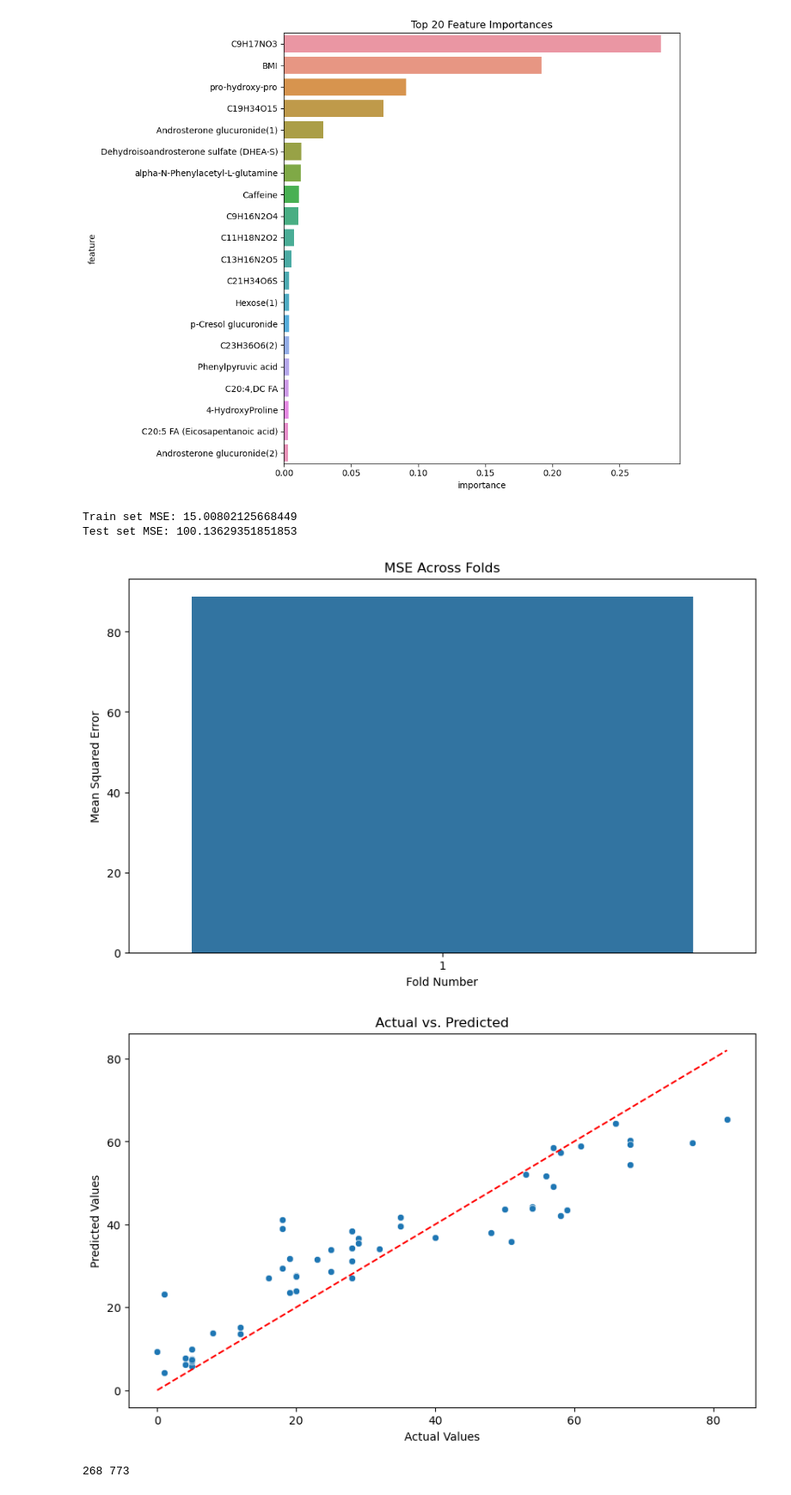
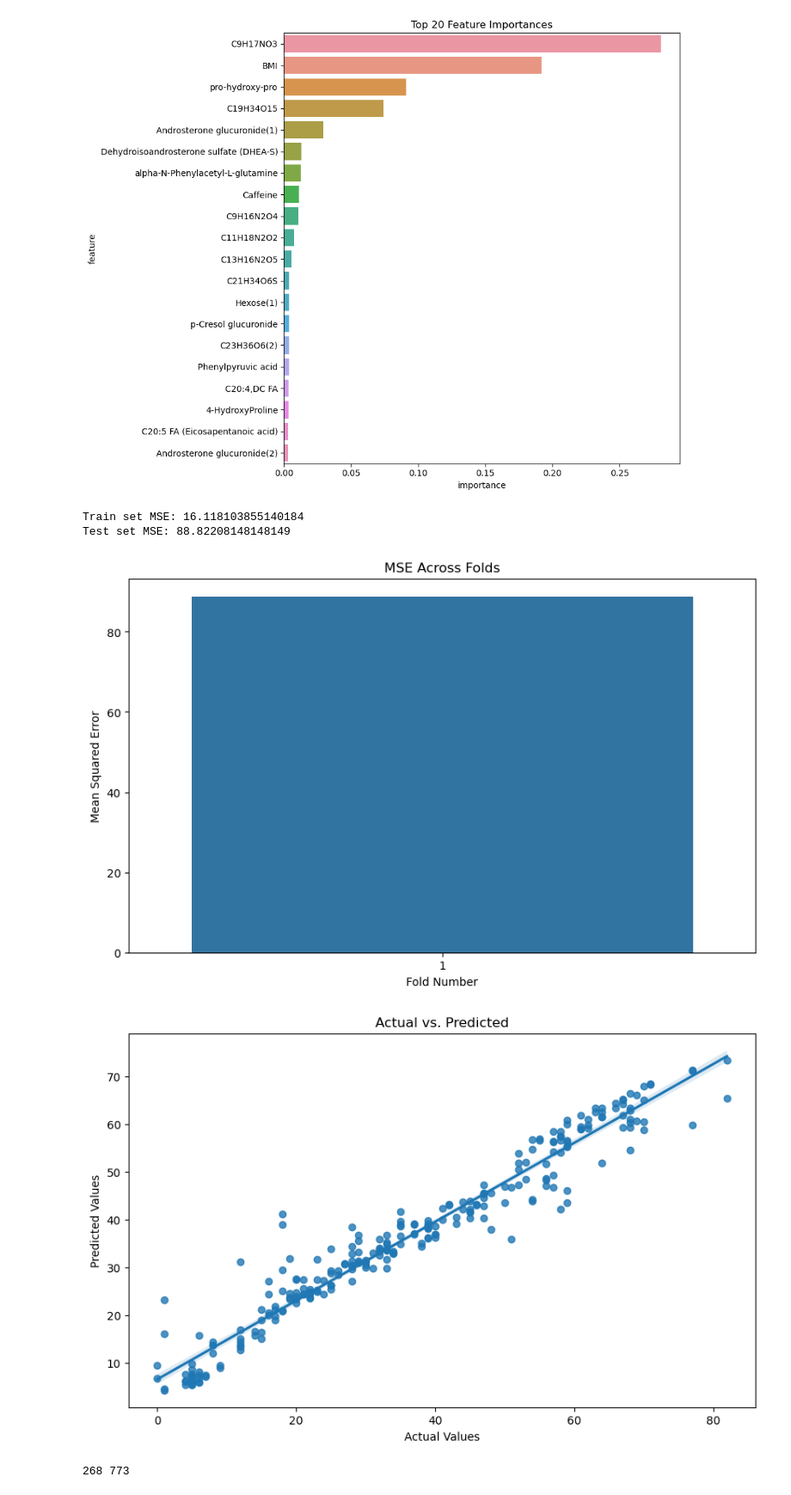
Before and after one commit to Arnie-He/HumanAging-Bunning2019, a Jupyter notebook: RF Regression/RF_Modeling.ipynb, the cells around one changed output. Shown at 86% size. Saved outputs shown, nothing was run; the diff lists cells and outputs as text; code cells hidden in the pictures.

```diff
--- a/RF Regression/RF_Modeling.ipynb
+++ b/RF Regression/RF_Modeling.ipynb
@@ -263,8 +263,8 @@ all_predictions.extend(y_pred)
 all_true.extend(y_val)
 
 # # Adding validation set
-# all_predictions.extend(rf.predict(X_train_pca))
-# all_true.extend(y_train)
+all_predictions.extend(rf.predict(X_train_pca))
+all_true.extend(y_train)
 
 total_importances += rf.feature_importances_
 
@@ -272,8 +272,8 @@ total_importances += rf.feature_importances_
 print(f"Train set MSE: {train_mse}")
 print(f"Test set MSE: {test_mse}")
 # %% [output]
-Train set MSE: 15.00802125668449
-Test set MSE: 100.13629351851853
+Train set MSE: 16.118103855140184
+Test set MSE: 88.82208148148149
 # %%
 import matplotlib.pyplot as plt
 import seaborn as sns
@@ -294,36 +294,37 @@ y_true = np.array(all_true)  # Actual values (fill this in)
 y_pred = np.array(all_predictions)  # Predicted values from the model (fill this in)
 
 plt.figure(figsize=(10, 6))
-sns.scatterplot(x=y_true, y=y_pred)
-plt.plot([min(y_true), max(y_true)], [min(y_true), max(y_true)], '--', color='red')  # Diagonal line
+# sns.scatterplot(x=y_true, y=y_pred)
+# plt.plot([min(y_true), max(y_true)], [min(y_true), max(y_true)], '--', color='red')  # Diagonal line
+sns.regplot(x= y_true, y = y_pred).set_title("Actual vs. Predicted Age")
 plt.xlabel('Actual Values')
 plt.ylabel('Predicted Values')
 plt.title('Actual vs. Predicted')
 plt.show()
 
 # Feature importance chart
 # Get average feature importance
 avg_importances = total_importances / kf.get_n_splits()
 indices = np.argsort(avg_importances)[::-1]  # Sort in descending order
 
 # Convert the importances into a DataFrame for easier handling
 print(len(df.iloc[:,:-1]), len(avg_importances))
 feature_importances = pd.DataFrame({"feature": list(df.iloc[:,:-1].columns), "importance": avg_importances})
 
 # Sort the DataFrame to make the plot clearer
 feature_importances = feature_importances.sort_values("importance", ascending=False)
 
 # Limit the DataFrame to the top 20 features
 top_20_features = feature_importances.head(20)
 
 # Plot the top 20 feature importances
 plt.figure(figsize=(10, 8))
 sns.barplot(data=top_20_features, x='importance', y='feature')
 plt.title('Top 20 Feature Importances')
 plt.tight_layout()  # Ensures that everything fits well in the plot
 plt.show()
 # %% [output]
 [figure]
-[figure, old version]
+[figure, new version]
 268 773
 [figure]
```
Also changed, not shown: parts of 2 cells of this notebook, 2 other files.
